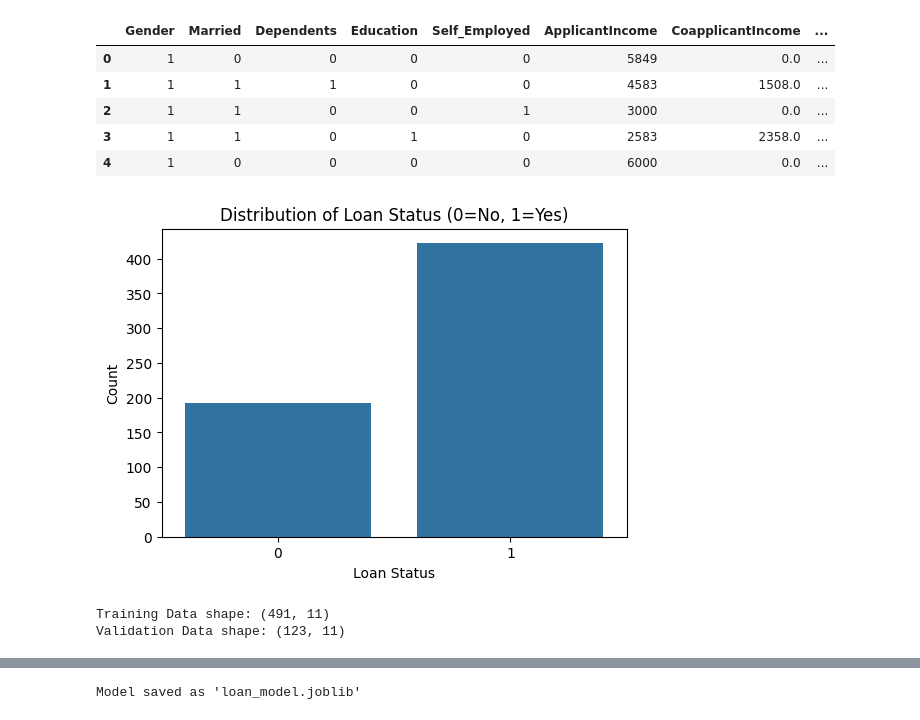
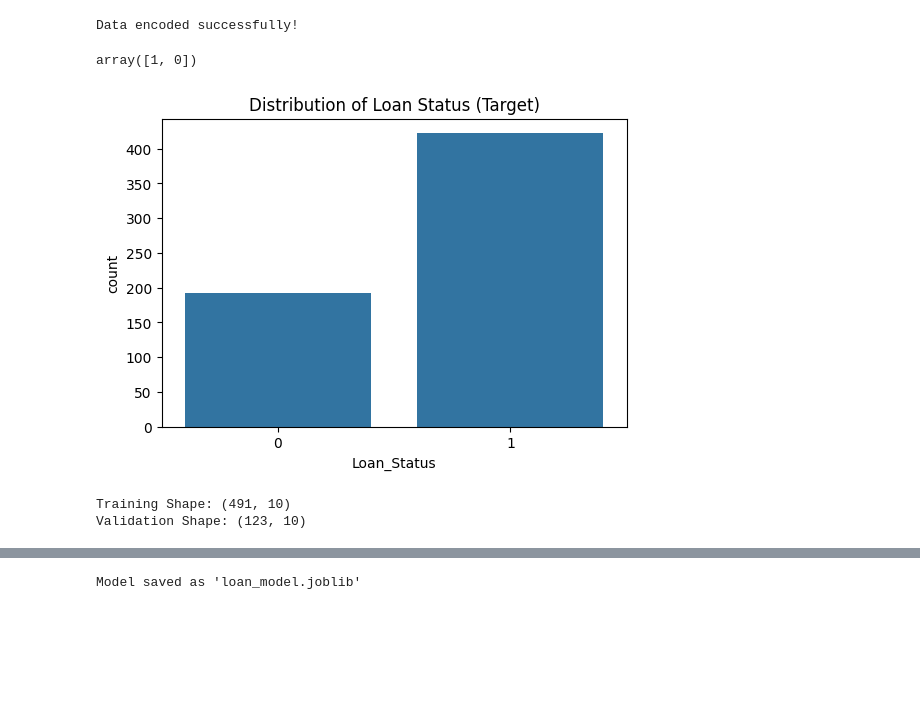
Before and after one commit to Hope426/group_3_ds613, a Jupyter notebook: main_notebook.ipynb, the cells around one changed output, grey strips where cells are left out. Drawn from its saved outputs; the diff is of its cells as text; code cells hidden in the pictures; blank space fills up the shorter version.

```diff
--- a/main_notebook.ipynb
+++ b/main_notebook.ipynb
@@ -74,48 +123,45 @@ for col in cat_cols:
-# %%
-# Drop Loan_ID because it is not useful for prediction
-if 'Loan_ID' in df_train.columns:
-    df_train = df_train.drop('Loan_ID', axis=1)
-
-# Initialize Encoder
-lebel_encoder_cat = LabelEncoder()
-
-# List of columns to encode
-cols_to_encode = ['Gender', 'Married', 'Dependents', 'Education',
-                  'Self_Employed', 'Property_Area', 'Loan_Status']
-
-# Apply encoding
-for col in cols_to_encode:
-    df_train[col] = lebel_encoder_cat.fit_transform(df_train[col])
-
-
-display(df_train.head())
-# %% [output]
-|  | Gender | Married | Dependents | Education | Self_Employed | ApplicantIncome | CoapplicantIncome | ... |
-| 0 | 1 | 0 | 0 | 0 | 0 | 5849 | 0.0 | ... |
-| 1 | 1 | 1 | 1 | 0 | 0 | 4583 | 1508.0 | ... |
-| 2 | 1 | 1 | 0 | 0 | 1 | 3000 | 0.0 | ... |
-| 3 | 1 | 1 | 0 | 1 | 0 | 2583 | 2358.0 | ... |
-| 4 | 1 | 0 | 0 | 0 | 0 | 6000 | 0.0 | ... |
+# %%
+# Initialize Encoder
+le = LabelEncoder()
+
+cols_to_encode = ['Gender', 'Married', 'Dependents', 'Education',
+                  'Self_Employed', 'Property_Area']
+
+# Encode Train
+for col in cols_to_encode:
+    df_train[col] = le.fit_transform(df_train[col])
+
+# Encode Target specifically
+df_train['Loan_Status'] = le.fit_transform(df_train['Loan_Status'])
+
+# Encode Test (using same logic)
+for col in cols_to_encode:
+    df_test[col] = le.fit_transform(df_test[col])
+
+print("Data encoded successfully!")
+# %% [output]
+Data encoded successfully!
+# %%
+df_train['Gender'].unique()
+# %% [output]
+array([1, 0])
 # %%
-# Visualize the target variable (Loan Status)
 plt.figure(figsize=(6, 4))
 sns.countplot(x='Loan_Status', data=df_train)
-plt.title('Distribution of Loan Status (0=No, 1=Yes)')
-plt.xlabel('Loan Status')
-plt.ylabel('Count')
+plt.title('Distribution of Loan Status (Target)')
 plt.show()
 # %% [output]
-[figure, old version]
+[figure, new version]
 # %%
-# Define features (df_train_x) and target (df_train_y)
-df_train_x = df_train.drop('Loan_Status', axis=1)
-df_train_y = df_train['Loan_Status']
+# Define Features (X) and Target (y)
+X = df_train.drop('Loan_Status', axis=1)
+y = df_train['Loan_Status']
 
-# Split into 80% Training and 20% Validation
-X_train, X_val, y_train, y_val = train_test_split(df_train_x, df_train_y, test_size=0.2, random_state=42)
+# Split 80/20
+X_train, X_val, y_train, y_val = train_test_split(X, y, test_size=0.2, random_state=42)
 
-print("Training Data shape:", X_train.shape)
-print("Validation Data shape:", X_val.shape)
+print("Training Shape:", X_train.shape)
+print("Validation Shape:", X_val.shape)
 # %% [output]
-Training Data shape: (491, 11)
-Validation Data shape: (123, 11)
+Training Shape: (491, 10)
+Validation Shape: (123, 10)
```
Also changed, not shown: parts of 19 cells of this notebook, 2 other files.
